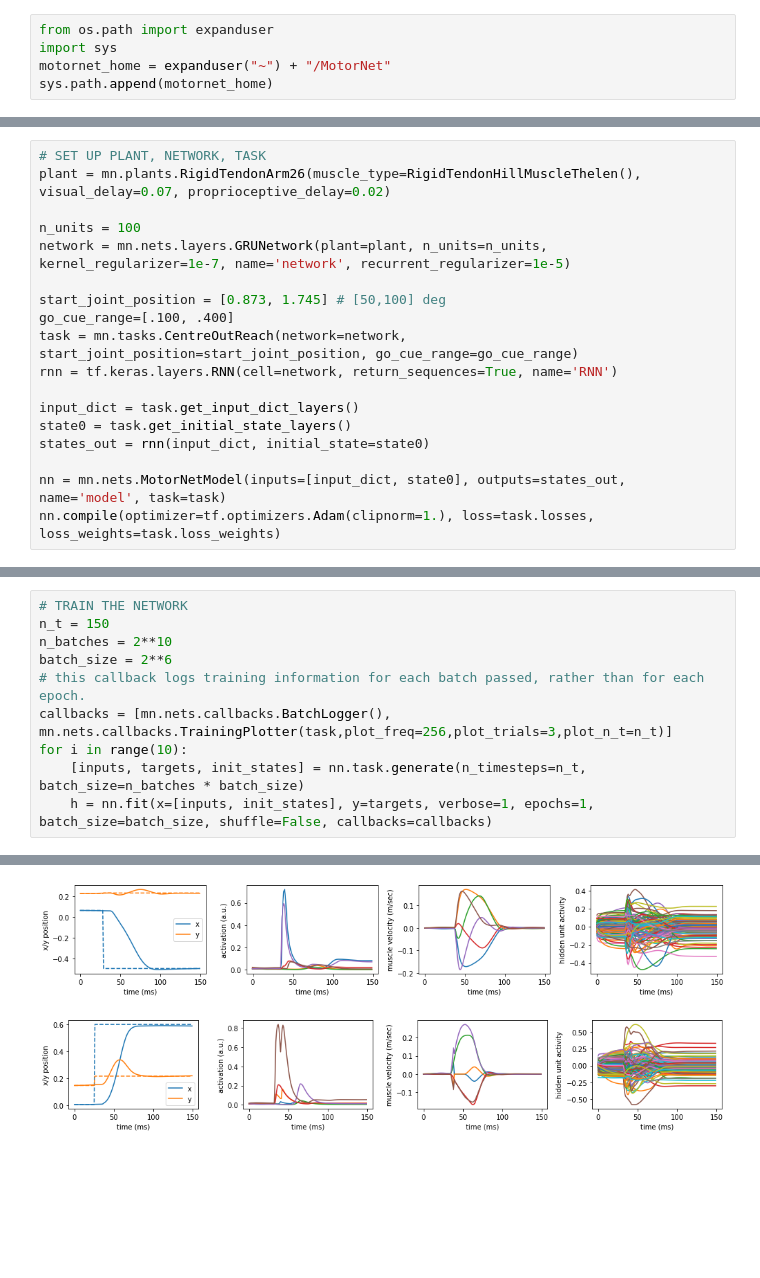
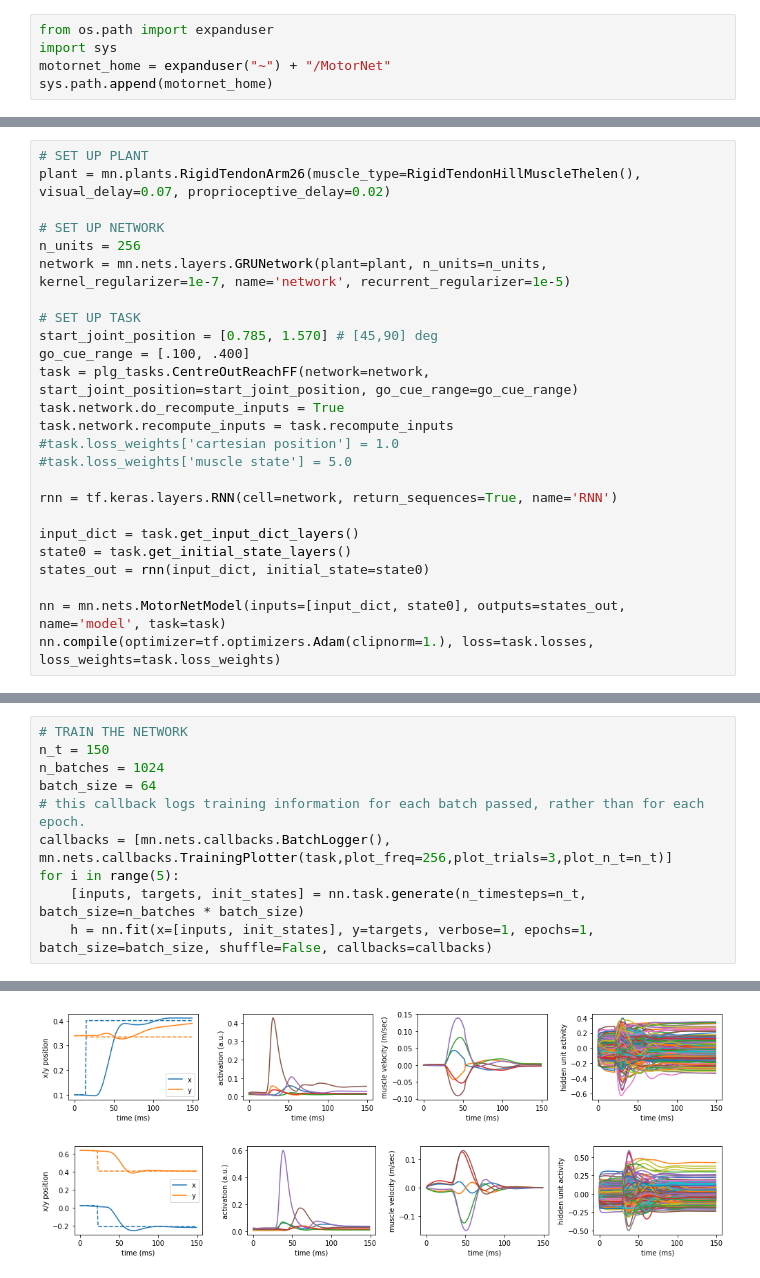
Before and after one commit to paulgribble/motornet_plg, a Jupyter notebook: example_centerout.ipynb, the cells around one changed output, grey strips where cells are left out. Cells and saved outputs as stored; diff of their text form; blank space fills up the shorter version.

```diff
--- a/example_centerout.ipynb
+++ b/example_centerout.ipynb
@@ -21,13 +30,20 @@ from motornet.plants.muscles import RigidTendonHillMuscleThelen
 # %%
-# SET UP PLANT, NETWORK, TASK
+# SET UP PLANT
 plant = mn.plants.RigidTendonArm26(muscle_type=RigidTendonHillMuscleThelen(), visual_delay=0.07, proprioceptive_delay=0.02)
 
-n_units = 100
+# SET UP NETWORK
+n_units = 256
 network = mn.nets.layers.GRUNetwork(plant=plant, n_units=n_units, kernel_regularizer=1e-7, name='network', recurrent_regularizer=1e-5)
 
-start_joint_position = [0.873, 1.745] # [50,100] deg
-go_cue_range=[.100, .400]
-task = mn.tasks.CentreOutReach(network=network, start_joint_position=start_joint_position, go_cue_range=go_cue_range)
+# SET UP TASK
+start_joint_position = [0.785, 1.570] # [45,90] deg
+go_cue_range = [.100, .400]
+task = plg_tasks.CentreOutReachFF(network=network, start_joint_position=start_joint_position, go_cue_range=go_cue_range)
+task.network.do_recompute_inputs = True
+task.network.recompute_inputs = task.recompute_inputs
+#task.loss_weights['cartesian position'] = 1.0
+#task.loss_weights['muscle state'] = 5.0
+
 rnn = tf.keras.layers.RNN(cell=network, return_sequences=True, name='RNN')
 
 input_dict = task.get_input_dict_layers()
@@ -59,11 +74,11 @@ task.get_losses()
 # %%
 # TRAIN THE NETWORK
 n_t = 150
-n_batches = 2**10
-batch_size = 2**6
+n_batches = 1024
+batch_size = 64
 # this callback logs training information for each batch passed, rather than for each epoch.
 callbacks = [mn.nets.callbacks.BatchLogger(), mn.nets.callbacks.TrainingPlotter(task,plot_freq=256,plot_trials=3,plot_n_t=n_t)]
-for i in range(10):
+for i in range(5):
     [inputs, targets, init_states] = nn.task.generate(n_timesteps=n_t, batch_size=n_batches * batch_size)
     h = nn.fit(x=[inputs, init_states], y=targets, verbose=1, epochs=1, batch_size=batch_size, shuffle=False, callbacks=callbacks)
 # %% [output]
@@ -71,2 +86,2 @@ for i in range(10):
-[figure, old version]
+[figure, new version]
-[figure, old version]
+[figure, new version]
```
Also changed, not shown: parts of 10 cells of this notebook, 3 other files.
